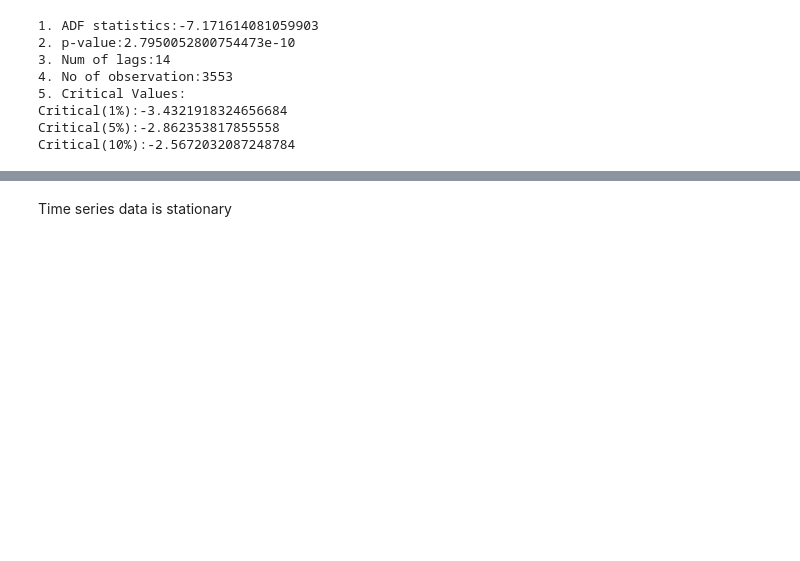
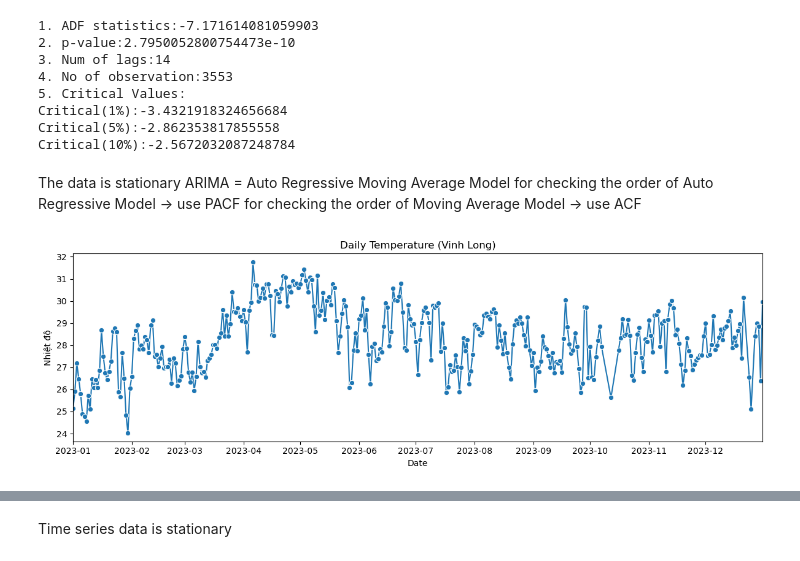
Before and after one commit to ellieryus/temp-prediction, a Jupyter notebook: arima/arima.ipynb, the cells around one changed output, grey strips where cells are left out. Drawn from its saved outputs; the diff is of its cells as text; code cells hidden in the pictures; blank space fills up the shorter version.

```diff
--- a/arima/arima.ipynb
+++ b/arima/arima.ipynb
@@ -162,3 +164,8 @@ check_adfuller(daily_data['Nhiệt độ'])
 Critical(1%):-3.4321918324656684
 Critical(5%):-2.862353817855558
 Critical(10%):-2.5672032087248784
+# %% [markdown]
+The data is stationary
+ARIMA = Auto Regressive Moving Average Model
+for checking the order of Auto Regressive Model -> use PACF
+for checking the order of Moving Average Model -> use ACF
@@ -164,0 +179,14 @@ Critical(10%):-2.5672032087248784
+# %%
+series = daily_data['Nhiệt độ'].loc['2023'].copy()
+series = series.sort_index().asfreq('D')
+
+f, ax = plt.subplots(nrows=1, ncols=1, figsize=(12, 4))
+sns.lineplot(x=series.index, y=series.values, marker='o', ax=ax)
+ax.set_xlim([series.index.min(), series.index.max()])
+ax.set_title('Daily Temperature (Vinh Long)')
+ax.set_xlabel('Date')
+ax.set_ylabel('Nhiệt độ')
+plt.tight_layout()
+plt.show()
+# %% [output]
+[figure, added]
```
Also changed, not shown: parts of 8 cells of this notebook.
